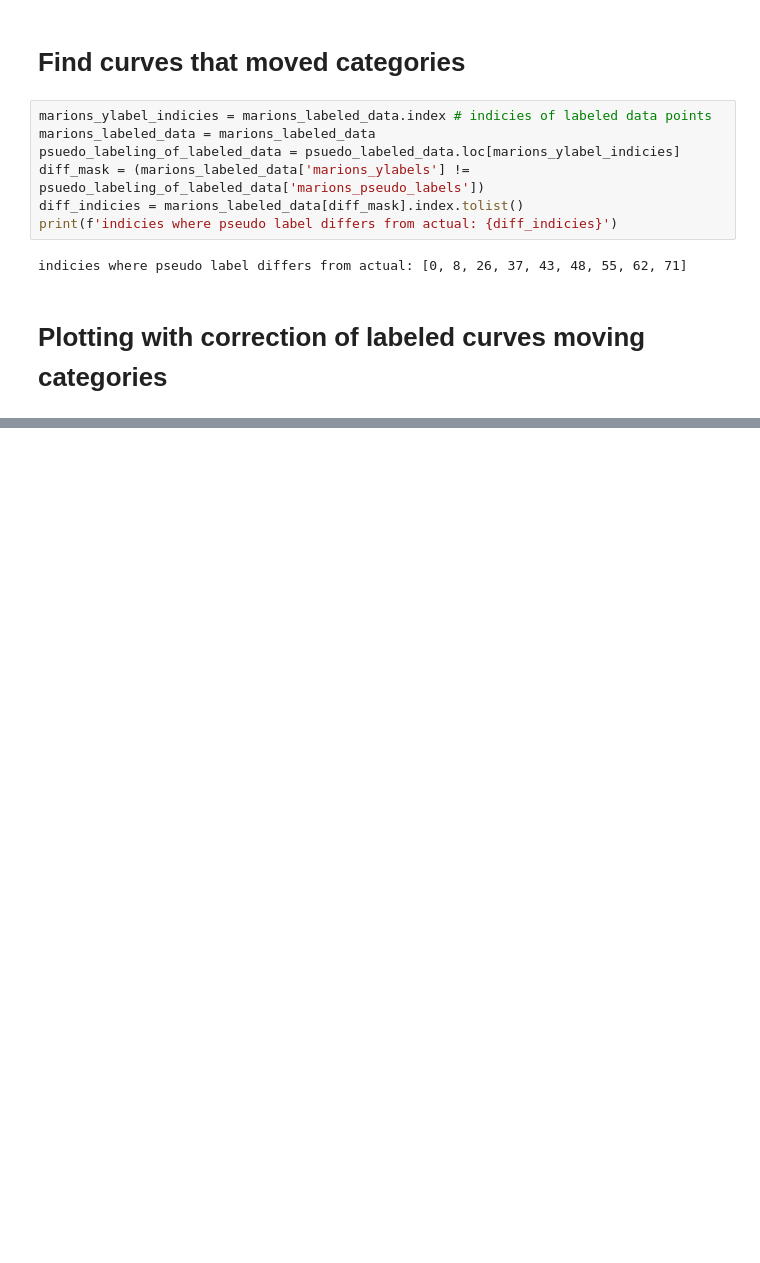
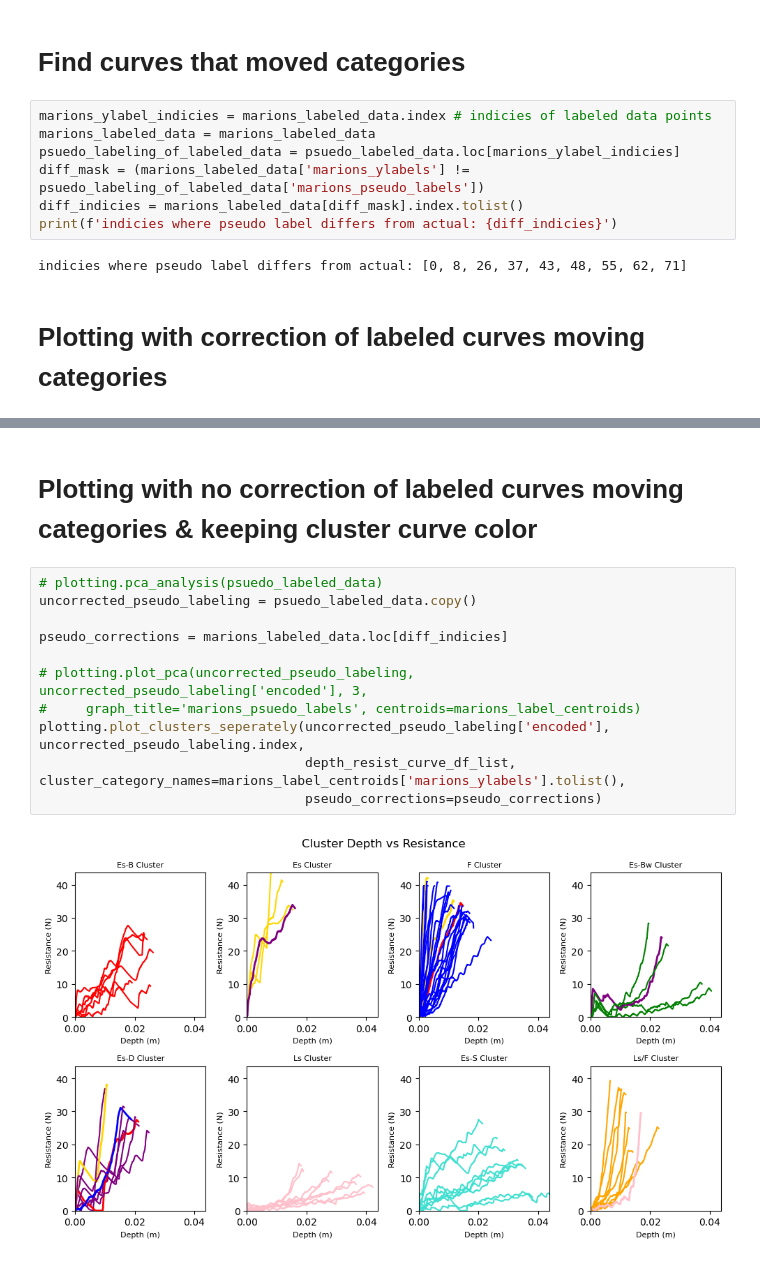
Before and after one commit to liamtbo/LASSIE, a Jupyter notebook: labeled_clustering.ipynb, the cells around one changed output, grey strips where cells are left out. Cells and saved outputs as stored; diff of their text form; blank space fills up the shorter version.

```diff
--- a/labeled_clustering.ipynb
+++ b/labeled_clustering.ipynb
@@ -131,0 +130,15 @@ plotting.plot_clusters_seperately(corrected_pseudo_labeling['encoded'], correcte
+# %% [markdown]
+# Plotting with no correction of labeled curves moving categories & keeping cluster curve color
+# %%
+# plotting.pca_analysis(psuedo_labeled_data)
+uncorrected_pseudo_labeling = psuedo_labeled_data.copy()
+
+pseudo_corrections = marions_labeled_data.loc[diff_indicies]
+
+# plotting.plot_pca(uncorrected_pseudo_labeling, uncorrected_pseudo_labeling['encoded'], 3,
+#     graph_title='marions_psuedo_labels', centroids=marions_label_centroids)
+plotting.plot_clusters_seperately(uncorrected_pseudo_labeling['encoded'], uncorrected_pseudo_labeling.index,
+                                  depth_resist_curve_df_list, cluster_category_names=marions_label_centroids['marions_ylabels'].tolist(),
+                                  pseudo_corrections=pseudo_corrections)
+# %% [output]
+[figure, added]
```
Also changed, not shown: parts of 4 cells of this notebook, 3 other files.
